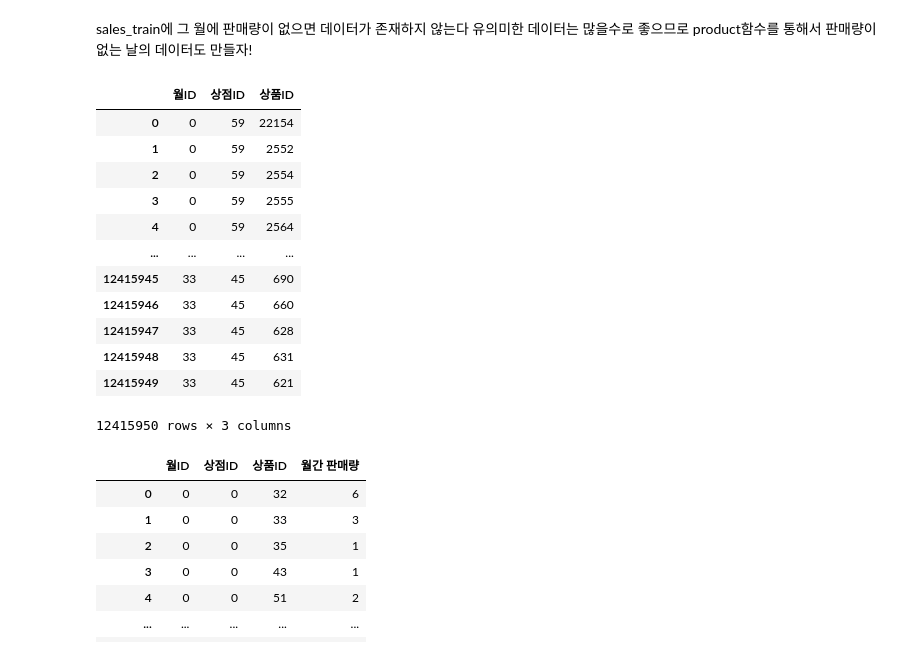
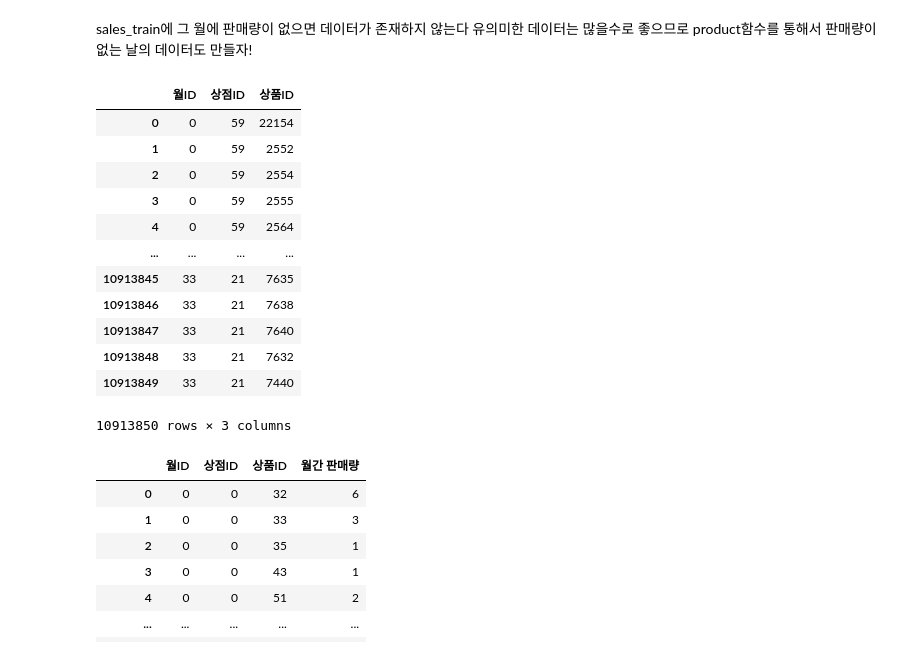
Before and after one commit to SunBinHong00/STUDY-musthave_mldl_problem_solving, a Jupyter notebook: 09장/Untitled0.ipynb, the cells around one changed output. Saved outputs shown, nothing was run; the diff lists cells and outputs as text; code cells hidden in the pictures.

```diff
--- a/09장/Untitled0.ipynb
+++ b/09장/Untitled0.ipynb
@@ -362,28 +362,28 @@ sales_train에 그 월에 판매량이 없으면 데이터가 존재하지 않
 # %%
 train =[]
 for i in sales_train['월ID'].unique():
-    all_shop = sales_train.loc[sales_train['월ID']==0, '상점ID'].unique()
-    all_item = sales_train.loc[sales_train['월ID']==0, '상품ID'].unique()
+    all_shop = sales_train.loc[sales_train['월ID']==i, '상점ID'].unique()
+    all_item = sales_train.loc[sales_train['월ID']==i, '상품ID'].unique()
     train.append(np.array(list(product([i], all_shop, all_item))))
 
 idx_features = ['월ID', '상점ID', '상품ID']
 
 train = pd.DataFrame(np.vstack(train), columns=idx_features)
 train
 # %% [output]
 |  | 월ID | 상점ID | 상품ID |
 | 0 | 0 | 59 | 22154 |
 | 1 | 0 | 59 | 2552 |
 | 2 | 0 | 59 | 2554 |
 | 3 | 0 | 59 | 2555 |
 | 4 | 0 | 59 | 2564 |
 | ... | ... | ... | ... |
-| 12415945 | 33 | 45 | 690 |
-| 12415946 | 33 | 45 | 660 |
-| 12415947 | 33 | 45 | 628 |
-| 12415948 | 33 | 45 | 631 |
-| 12415949 | 33 | 45 | 621 |
+| 10913845 | 33 | 21 | 7635 |
+| 10913846 | 33 | 21 | 7638 |
+| 10913847 | 33 | 21 | 7640 |
+| 10913848 | 33 | 21 | 7632 |
+| 10913849 | 33 | 21 | 7440 |
-12415950 rows × 3 columns
+10913850 rows × 3 columns
 # %%
 group = sales_train.groupby(idx_features).agg({'판매량':'sum'})
 group = group.reset_index()
```
Also changed, not shown: parts of 14 cells of this notebook.
